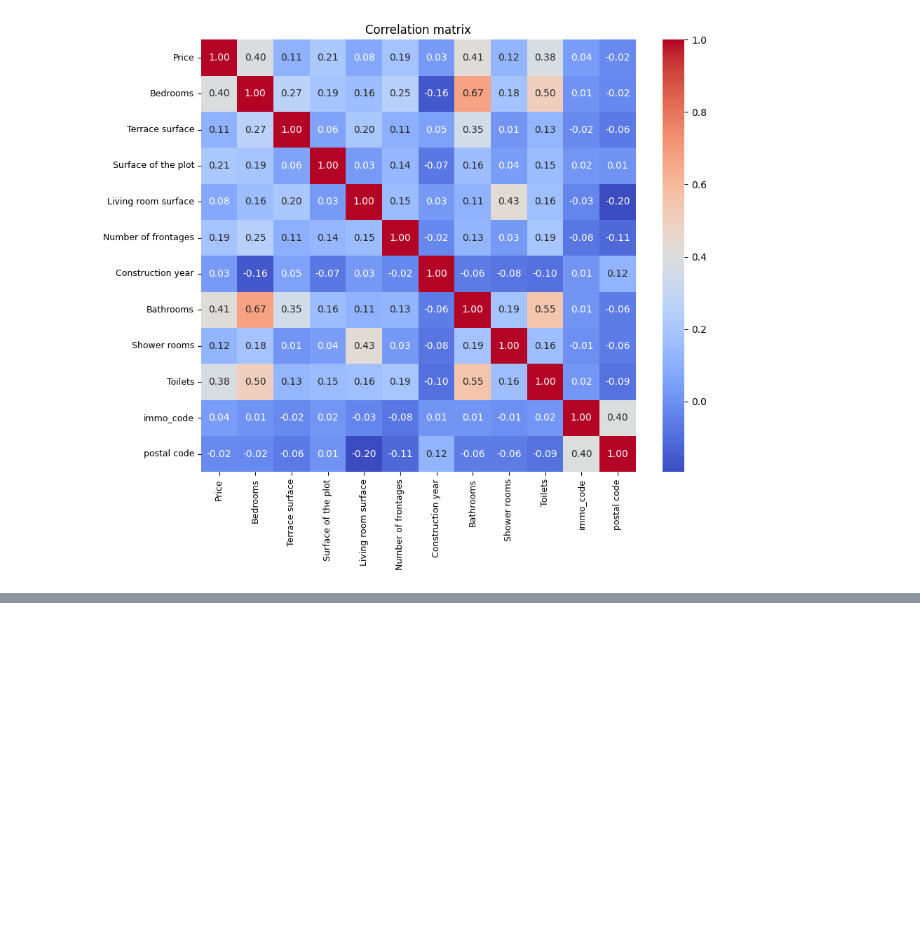
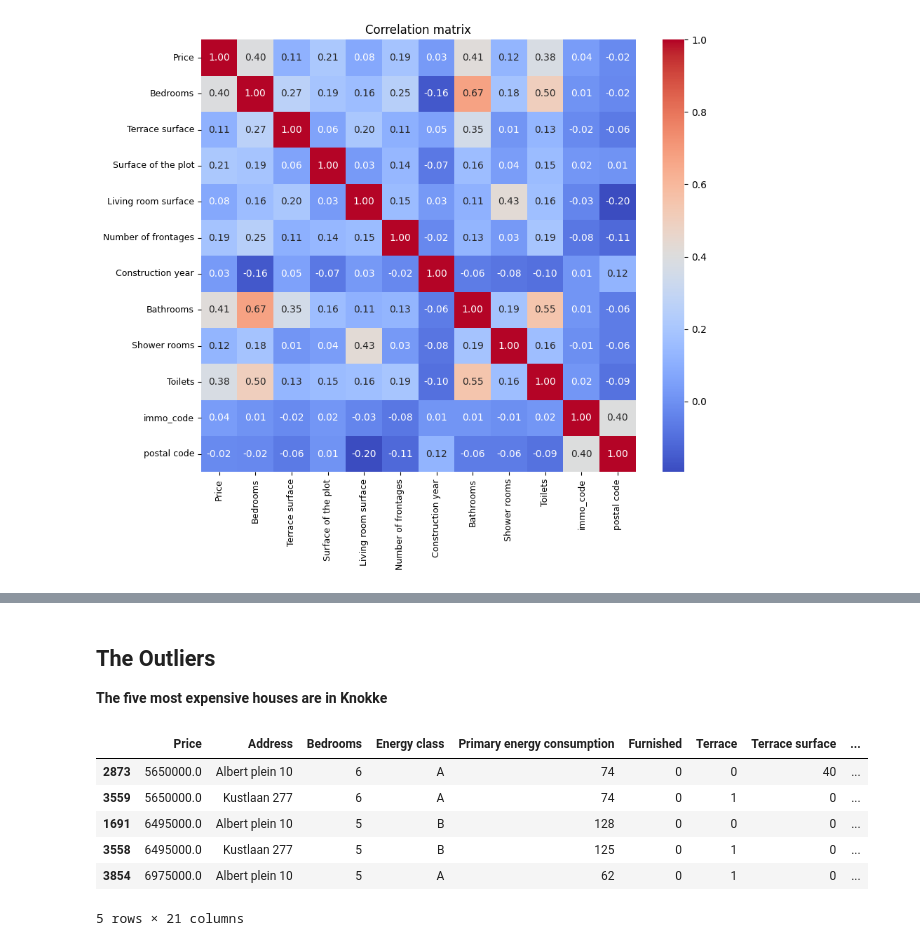
Before and after one commit to JonathanRabbi/Data_Analysis_Immo, a Jupyter notebook: Analysis_10K.ipynb, the cells around one changed output, grey strips where cells are left out. Cells and saved outputs as stored; diff of their text form; code cells hidden in the pictures; blank space fills up the shorter version.

```diff
--- a/Analysis_10K.ipynb
+++ b/Analysis_10K.ipynb
@@ -132,0 +155,14 @@ plt.show()
+# %% [markdown]
+**<h2>The Outliers</h2>**
+**The five most expensive houses are in Knokke**
+# %%
+df = df.sort_values(by='Price', ascending=True)
+df.tail(5)
+# %% [output]
+|  | Price | Address | Bedrooms | Energy class | Primary energy consumption | Furnished | Terrace | Terrace surface | ... |
+| 2873 | 5650000.0 | Albert plein 10 | 6 | A | 74 | 0 | 0 | 40 | ... |
+| 3559 | 5650000.0 | Kustlaan 277 | 6 | A | 74 | 0 | 1 | 0 | ... |
+| 1691 | 6495000.0 | Albert plein 10 | 5 | B | 128 | 0 | 0 | 0 | ... |
+| 3558 | 6495000.0 | Kustlaan 277 | 5 | B | 125 | 0 | 1 | 0 | ... |
+| 3854 | 6975000.0 | Albert plein 10 | 5 | A | 62 | 0 | 1 | 0 | ... |
+5 rows × 21 columns
```
Also changed, not shown: parts of 5 cells of this notebook.
